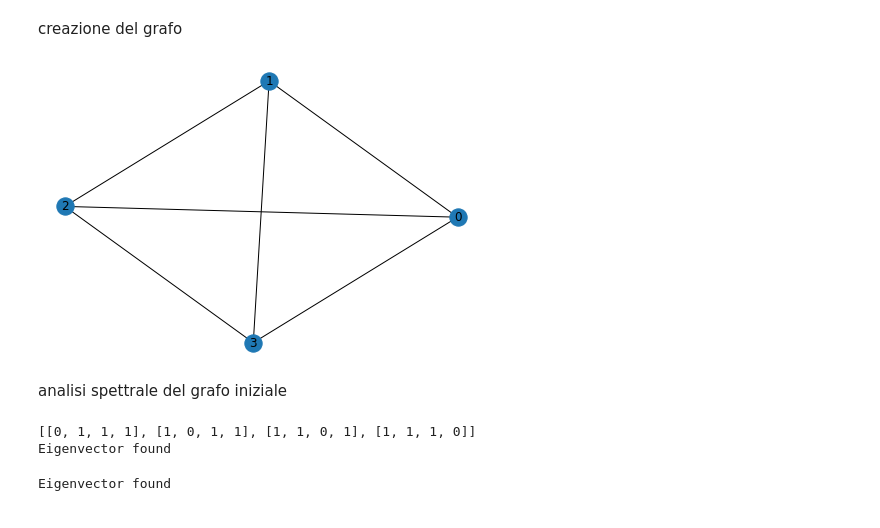
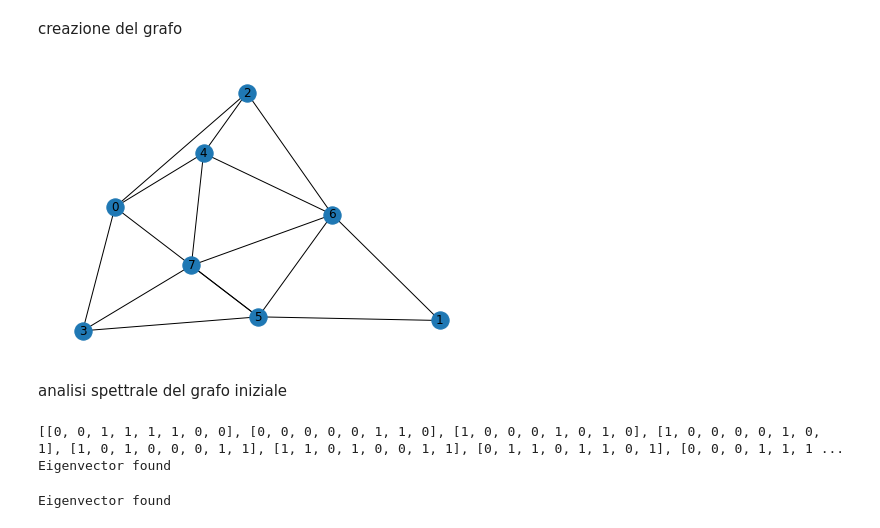
Before and after one commit to Ferri-00/Esame-Complessi, a Jupyter notebook: Metropolis_trials.ipynb, the cells around one changed output. Drawn from its saved outputs; the diff is of its cells as text; code cells hidden in the pictures.

```diff
--- a/Metropolis_trials.ipynb
+++ b/Metropolis_trials.ipynb
@@ -22,12 +20,16 @@ import matplotlib.pyplot as plt
 # %% [markdown]
 creazione del grafo
 # %%
-N=4
-G = nx.complete_graph(N)
+N=8
+# G = nx.complete_graph(N)
+# G.remove_edges_from([(0, 5), (10, 15)])
+
+G = nx.erdos_renyi_graph(N, 0.8)
+
 nodes = sorted([int(n) for n in G.nodes])
 nx.draw(G, with_labels=True)
 # %% [output]
-[figure, old version]
+[figure, new version]
 # %% [markdown]
 analisi spettrale del grafo iniziale
 # %%
@@ -43,10 +45,7 @@ for a, b in adjacency :
         A[a][c] = 1
 print(A)
 
-k_0 = [0]*N
-
-for n in range(N):
-    k_0[n]+=sum(A[n])
+k_0 = [sum(A[n]) for n in range(N)]
 
 #matrice stocastica e calcolo autovettori e autovalori
 P = []
@@ -70,7 +69,7 @@ for i in range(N):
 if pS[0] < 0:
     pS = -pS
 # %% [output]
-[[0, 1, 1, 1], [1, 0, 1, 1], [1, 1, 0, 1], [1, 1, 1, 0]]
+[[0, 0, 1, 1, 1, 1, 0, 0], [0, 0, 0, 0, 0, 1, 1, 0], [1, 0, 0, 0, 1, 0, 1, 0], [1, 0, 0, 0, 0, 1, 0, 1], [1, 0, 1, 0, 0, 0, 1, 1], [1, 1, 0, 1, 0, 0, 1, 1], [0, 1, 1, 0, 1, 1, 0, 1], [0, 0, 0, 1, 1, 1 ...
 Eigenvector found
 # %%
 matrixL = np.identity(N) - matrixP
```
Also changed, not shown: parts of 11 cells of this notebook.
